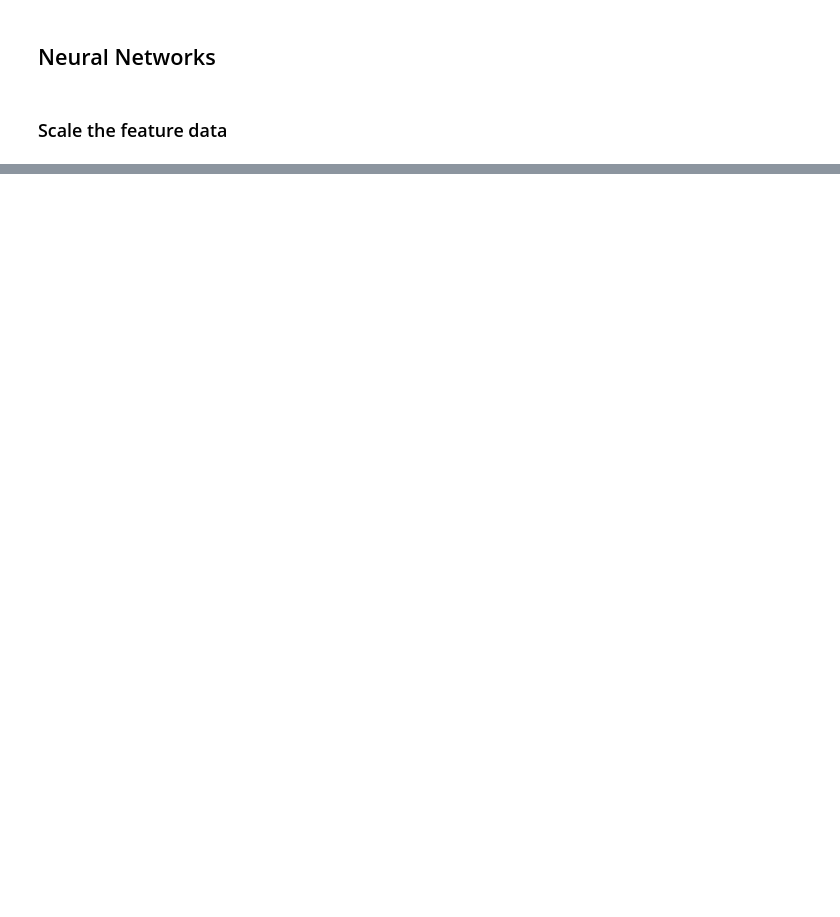
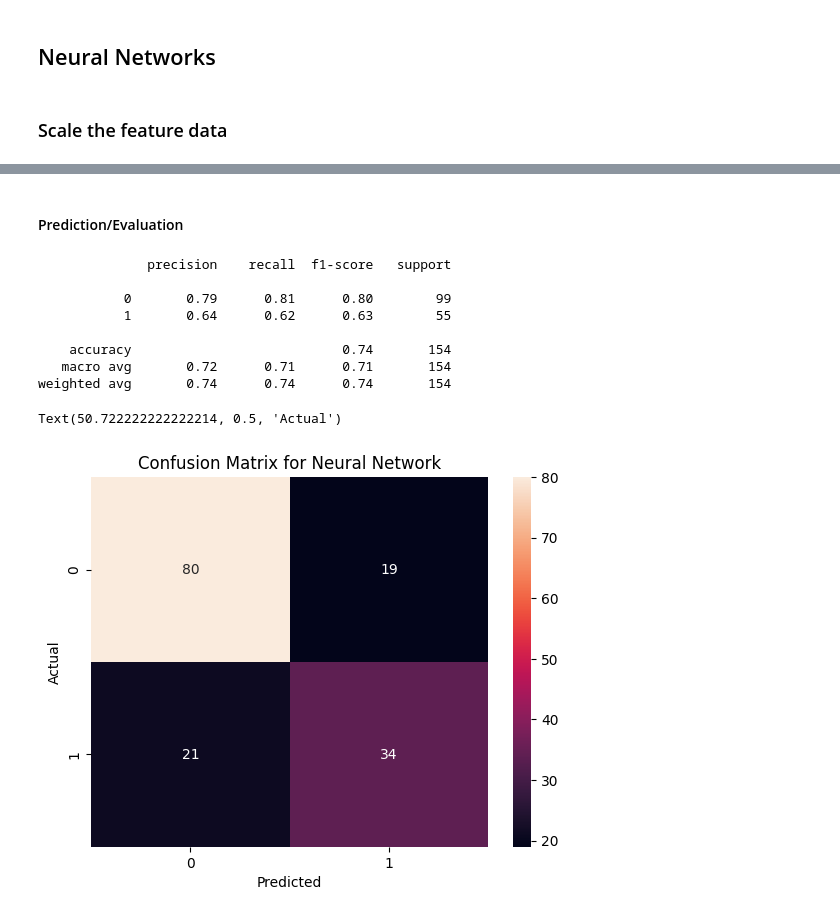
Before and after one commit to sadrajafari/cs5830_project8, a Jupyter notebook: project8.ipynb, the cells around one changed output, grey strips where cells are left out. Cells and saved outputs as stored; diff of their text form; code cells hidden in the pictures; blank space fills up the shorter version.

```diff
--- a/project8.ipynb
+++ b/project8.ipynb
@@ -214,0 +376,21 @@ show_ann(mlp)
+# %% [markdown]
+#### Prediction/Evaluation
+# %%
+y_pred = mlp.predict(X_test)
+
+print(classification_report(y_test, y_pred))
+sns.heatmap(confusion_matrix(y_test, y_pred), annot=True, fmt="d")
+plt.title("Confusion Matrix for Neural Network")
+plt.xlabel("Predicted")
+plt.ylabel("Actual")
+# %% [output]
+              precision    recall  f1-score   support
+
+           0       0.79      0.81      0.80        99
+           1       0.64      0.62      0.63        55
+
+    accuracy                           0.74       154
+   macro avg       0.72      0.71      0.71       154
+weighted avg       0.74      0.74      0.74       154
+Text(50.722222222222214, 0.5, 'Actual')
+[figure, added]
```
Also changed, not shown: parts of 22 cells of this notebook.
